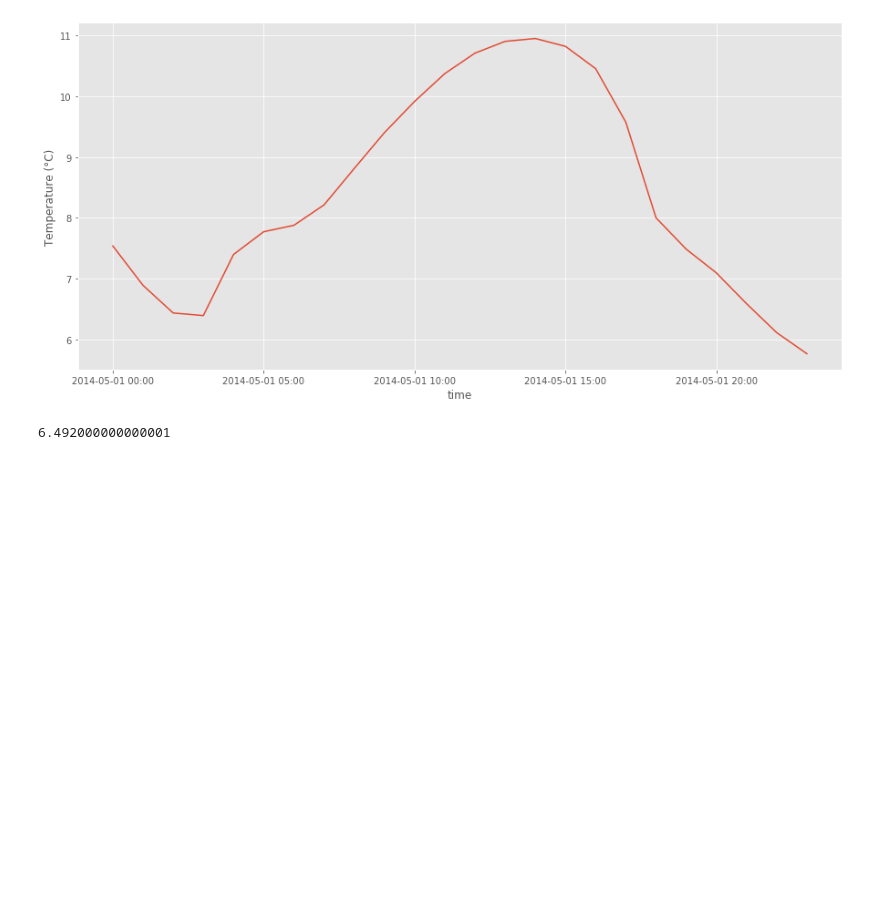
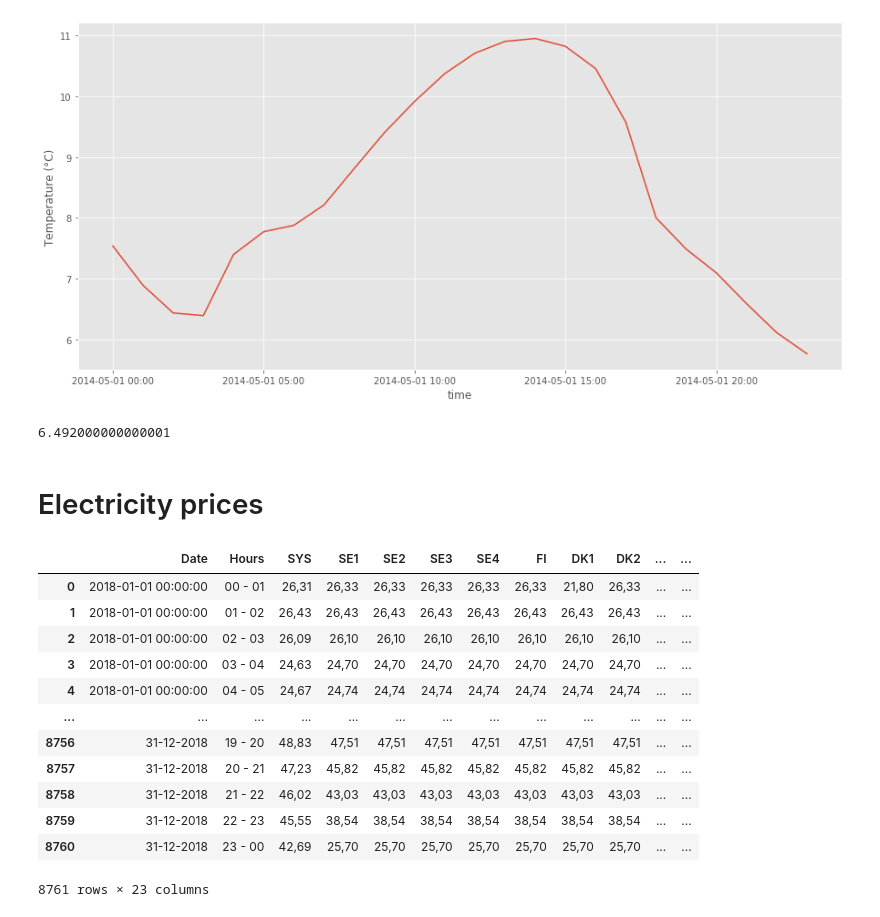
Before and after one commit to Cernewein/heating-RL-agent, a Jupyter notebook: Notebooks/Input Data exploration.ipynb, the cells around one changed output. Saved outputs shown, nothing was run; the diff lists cells and outputs as text; code cells hidden in the pictures; blank space fills up the shorter version.

```diff
--- a/Notebooks/Input Data exploration.ipynb
+++ b/Notebooks/Input Data exploration.ipynb
@@ -80,3 +82,7 @@ random_day = random.randint(0,363)*24
 weather.iloc[random_day:random_day+24,2][3]#.loc['temperature']
 # %% [output]
 6.492000000000001
+# %% [markdown]
+# Electricity prices
+# %%
+prices = pd.read_excel('data/environment/2018_spot_prices.xlsx')
@@ -82,0 +106,16 @@ weather.iloc[random_day:random_day+24,2][3]#.loc['temperature']
+# %%
+prices
+# %% [output]
+|  | Date | Hours | SYS | SE1 | SE2 | SE3 | SE4 | FI | DK1 | DK2 | ... | ... |
+| 0 | 2018-01-01 00:00:00 | 00 - 01 | 26,31 | 26,33 | 26,33 | 26,33 | 26,33 | 26,33 | 21,80 | 26,33 | ... | ... |
+| 1 | 2018-01-01 00:00:00 | 01 - 02 | 26,43 | 26,43 | 26,43 | 26,43 | 26,43 | 26,43 | 26,43 | 26,43 | ... | ... |
+| 2 | 2018-01-01 00:00:00 | 02 - 03 | 26,09 | 26,10 | 26,10 | 26,10 | 26,10 | 26,10 | 26,10 | 26,10 | ... | ... |
+| 3 | 2018-01-01 00:00:00 | 03 - 04 | 24,63 | 24,70 | 24,70 | 24,70 | 24,70 | 24,70 | 24,70 | 24,70 | ... | ... |
+| 4 | 2018-01-01 00:00:00 | 04 - 05 | 24,67 | 24,74 | 24,74 | 24,74 | 24,74 | 24,74 | 24,74 | 24,74 | ... | ... |
+| ... | ... | ... | ... | ... | ... | ... | ... | ... | ... | ... | ... | ... |
+| 8756 | 31-12-2018 | 19 - 20 | 48,83 | 47,51 | 47,51 | 47,51 | 47,51 | 47,51 | 47,51 | 47,51 | ... | ... |
+| 8757 | 31-12-2018 | 20 - 21 | 47,23 | 45,82 | 45,82 | 45,82 | 45,82 | 45,82 | 45,82 | 45,82 | ... | ... |
+| 8758 | 31-12-2018 | 21 - 22 | 46,02 | 43,03 | 43,03 | 43,03 | 43,03 | 43,03 | 43,03 | 43,03 | ... | ... |
+| 8759 | 31-12-2018 | 22 - 23 | 45,55 | 38,54 | 38,54 | 38,54 | 38,54 | 38,54 | 38,54 | 38,54 | ... | ... |
+| 8760 | 31-12-2018 | 23 - 00 | 42,69 | 25,70 | 25,70 | 25,70 | 25,70 | 25,70 | 25,70 | 25,70 | ... | ... |
+8761 rows × 23 columns
```
Also changed, not shown: parts of 6 cells of this notebook, 4 other files.
